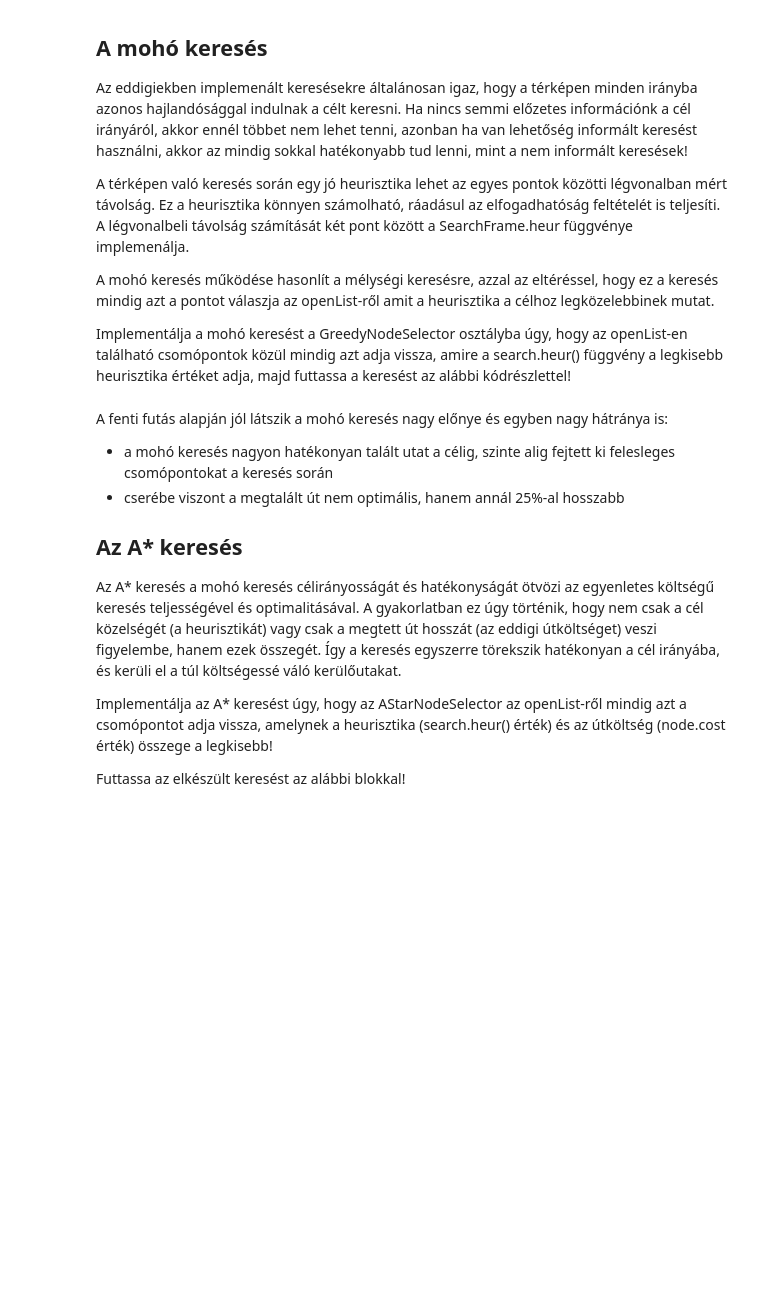
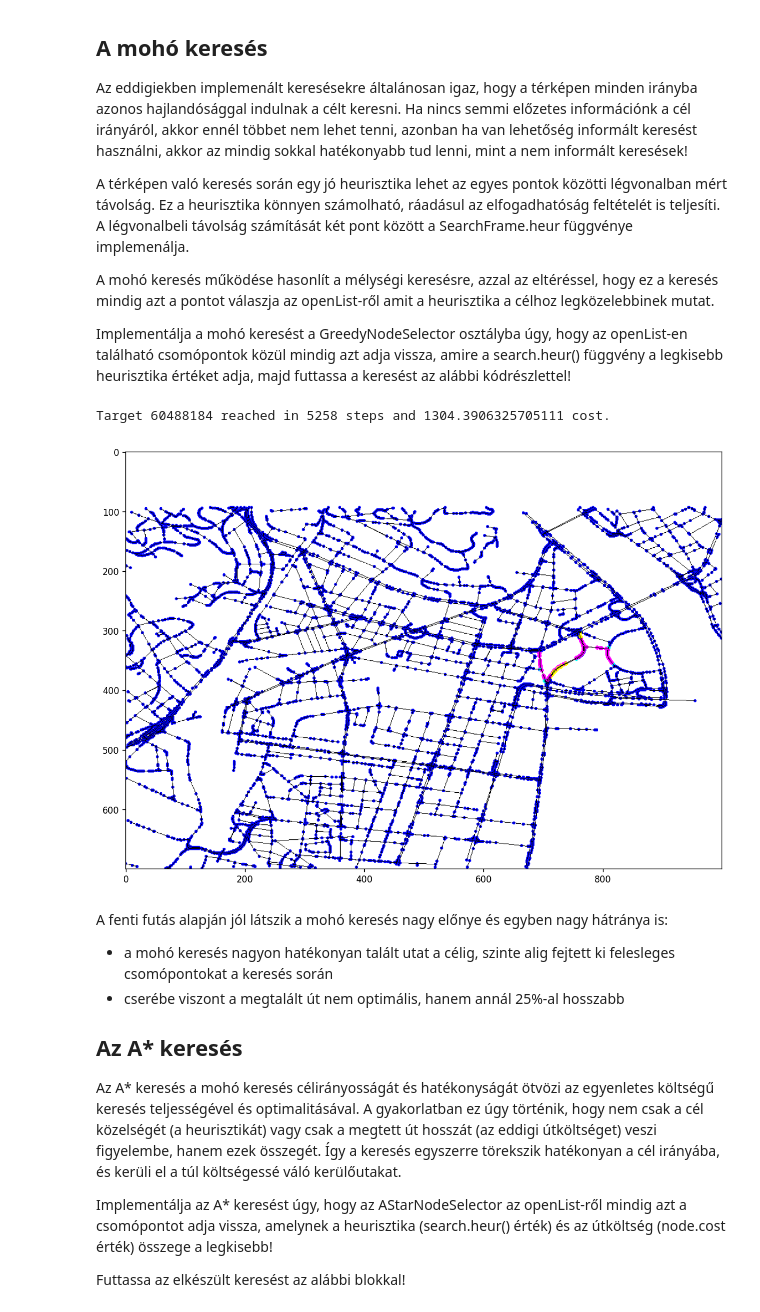
Before and after one commit to BrMrtn/GoogleColab, a Jupyter notebook: MI/BSc_MI_labor_1_Kereses_2024_hallgatoi.ipynb, the cells around one changed output. Drawn from its saved outputs; the diff is of its cells as text; code cells hidden in the pictures; blank space fills up the shorter version.

```diff
--- a/MI/BSc_MI_labor_1_Kereses_2024_hallgatoi.ipynb
+++ b/MI/BSc_MI_labor_1_Kereses_2024_hallgatoi.ipynb
@@ -336,13 +368,18 @@ Implementálja a mohó keresést a GreedyNodeSelector osztályba úgy, hogy az o
 # %%
 class GreedyNodeSelector:
     def nextNode(self, search, openList, closedList):
-        ### Your code starts here
-        ### ...
-        ### Your code ends here
+      best = openList[0]
+      for node in openList:
+        if search.heur(node.location) < search.heur(best.location):
+          best = node
+      return best
 
 search.resetSearch()
 search.nextNodeSelector = GreedyNodeSelector()
 search.step(1000)
+# %% [output]
+Target 60488184 reached in 5258 steps and 1304.3906325705111 cost.
+[figure, added]
 # %% [markdown]
 A fenti futás alapján jól látszik a mohó keresés nagy előnye és egyben nagy hátránya is:
 * a mohó keresés nagyon hatékonyan talált utat a célig, szinte alig fejtett ki felesleges csomópontokat a keresés során
```
Also changed, not shown: parts of 8 cells of this notebook.
